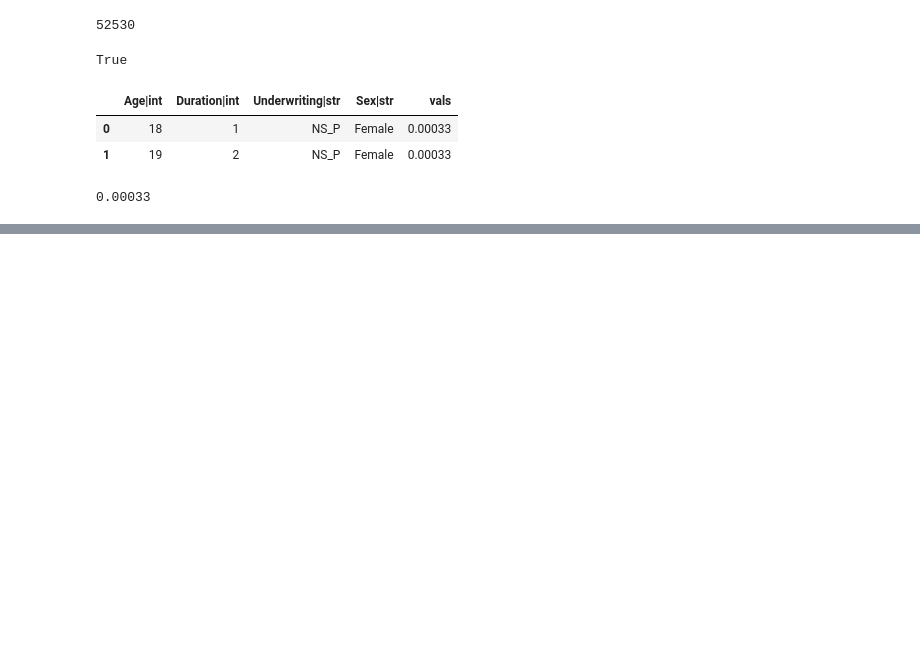
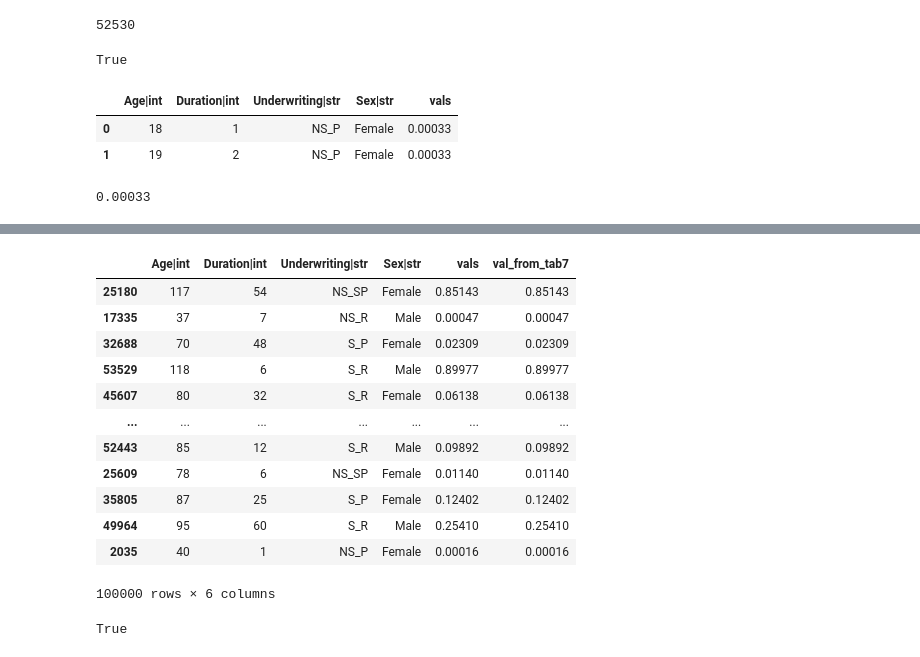
Before and after one commit to lewisfogden/heavylight, a Jupyter notebook: examples/notebook/table_documentation.ipynb, the cells around one changed output, grey strips where cells are left out. Saved outputs shown, nothing was run; the diff lists cells and outputs as text; code cells hidden in the pictures; blank space fills up the shorter version.

Commit message:
added test for tab7

```diff
--- a/examples/notebook/table_documentation.ipynb
+++ b/examples/notebook/table_documentation.ipynb
@@ -370,3 +370,8 @@ df7.head(2)
 tab7[18, 1, 'NS_P', 'Female']
 # %% [output]
 0.00033
+# %%
+# run some tests on this
+
+df7_test = df7.sample(n=100_000, replace=True)
+df7_test
@@ -372,0 +392,24 @@ tab7[18, 1, 'NS_P', 'Female']
+# %%
+df7_test['val_from_tab7'] = tab7[df7_test['Age|int'].values,
+     df7_test['Duration|int'].values,
+     df7_test['Underwriting|str'].values,
+     df7_test['Sex|str'].values]
+df7_test
+# %% [output]
+|  | Age|int | Duration|int | Underwriting|str | Sex|str | vals | val_from_tab7 |
+| 25180 | 117 | 54 | NS_SP | Female | 0.85143 | 0.85143 |
+| 17335 | 37 | 7 | NS_R | Male | 0.00047 | 0.00047 |
+| 32688 | 70 | 48 | S_P | Female | 0.02309 | 0.02309 |
+| 53529 | 118 | 6 | S_R | Male | 0.89977 | 0.89977 |
+| 45607 | 80 | 32 | S_R | Female | 0.06138 | 0.06138 |
+| ... | ... | ... | ... | ... | ... | ... |
+| 52443 | 85 | 12 | S_R | Male | 0.09892 | 0.09892 |
+| 25609 | 78 | 6 | NS_SP | Female | 0.01140 | 0.01140 |
+| 35805 | 87 | 25 | S_P | Female | 0.12402 | 0.12402 |
+| 49964 | 95 | 60 | S_R | Male | 0.25410 | 0.25410 |
+| 2035 | 40 | 1 | NS_P | Female | 0.00016 | 0.00016 |
+100000 rows × 6 columns
+# %%
+np.allclose(df7_test['vals'], df7_test['val_from_tab7'])
+# %% [output]
+True
```
Also changed, not shown: parts of 3 cells of this notebook.
